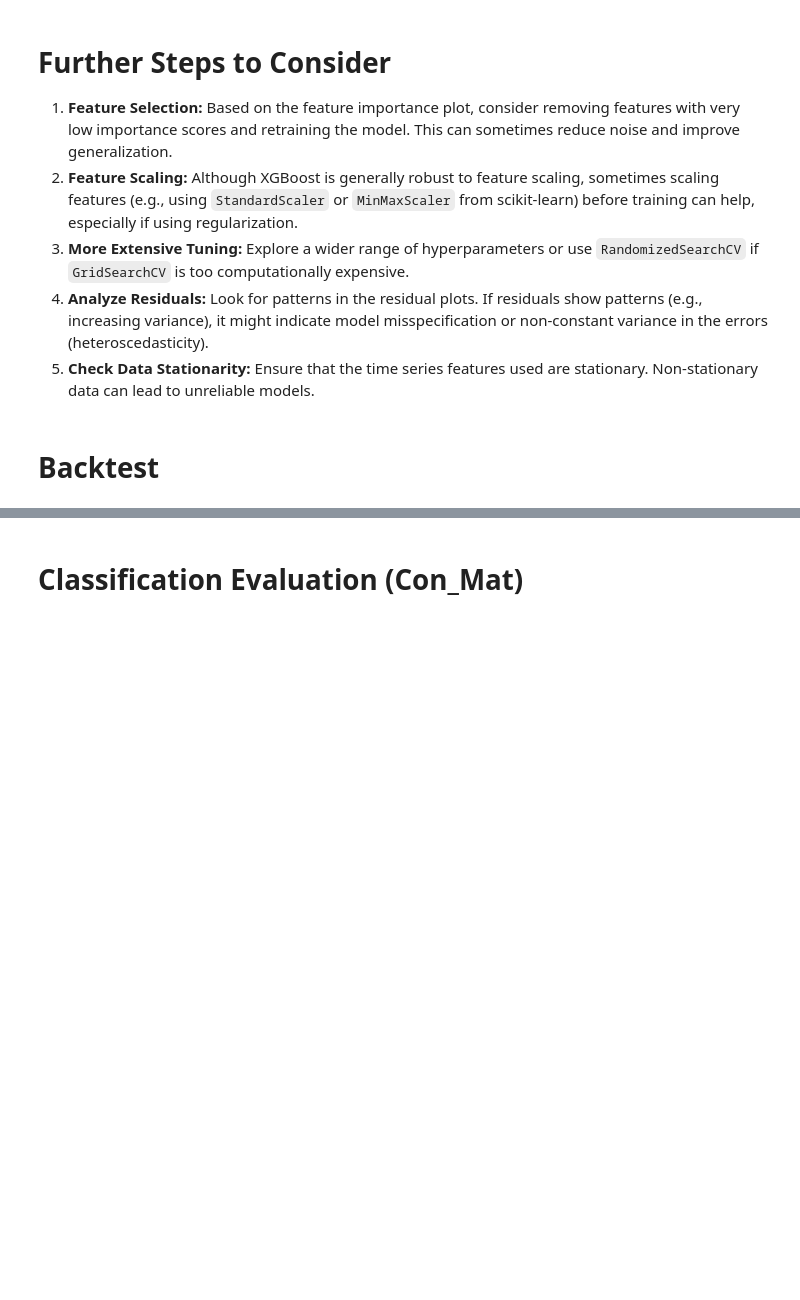
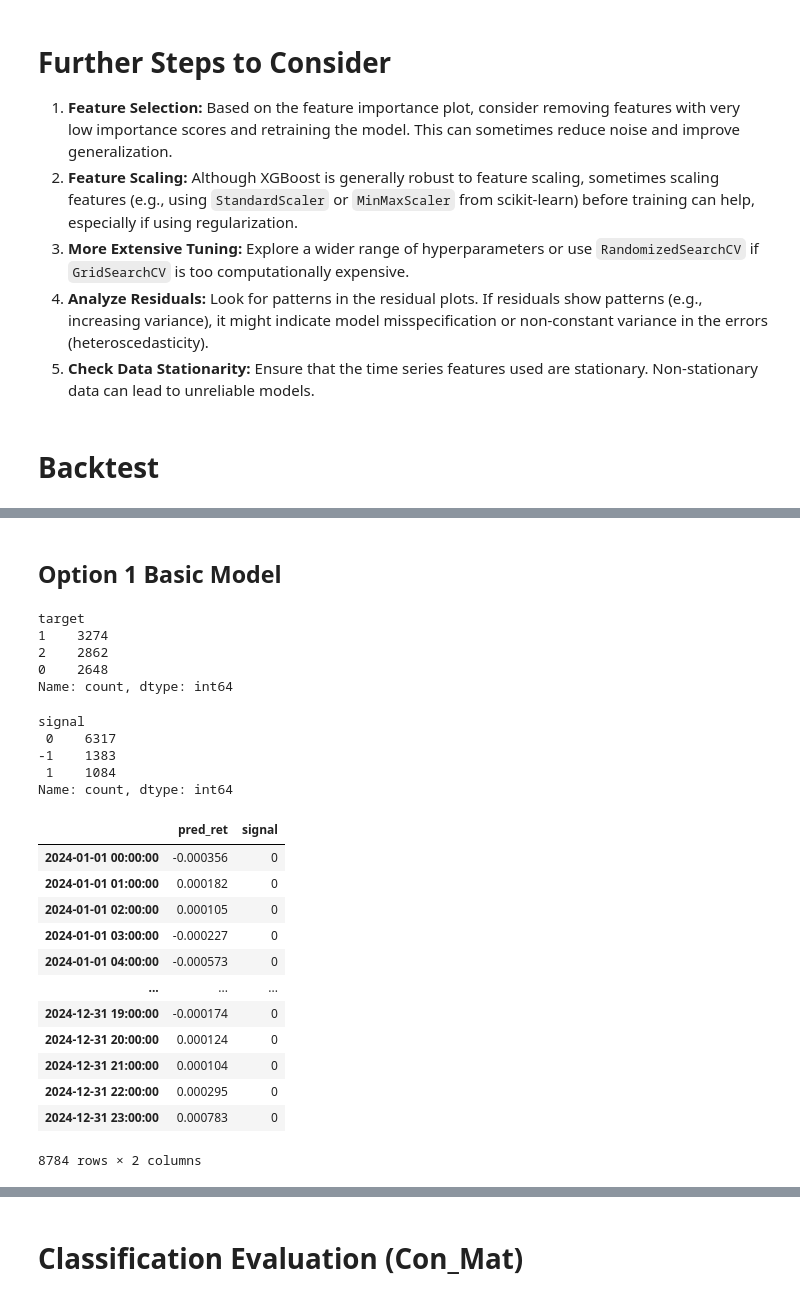
Before and after one commit to alvinku0/Bitcoin-Systematic-Strategies, a Jupyter notebook: modeling_backtesting/xgboost/xgboost_regressor_v1.ipynb, the cells around one changed output, grey strips where cells are left out. Cells and saved outputs as stored; diff of their text form; code cells hidden in the pictures; blank space fills up the shorter version.

```diff
--- a/modeling_backtesting/xgboost/xgboost_regressor_v1.ipynb
+++ b/modeling_backtesting/xgboost/xgboost_regressor_v1.ipynb
@@ -582,0 +494,45 @@ array([ 2.2372464e-04, -1.0996958e-04, -8.8926856e-05, ...,
+# %% [markdown]
+## Option 1 Basic Model
+# %%
+df[test_mask]['target'].value_counts()
+
+# 1 2862
+# -1 2648
+# 0 3274
+# %% [output]
+target
+1    3274
+2    2862
+0    2648
+Name: count, dtype: int64
+# %%
+val = 1
+
+signal = pd.DataFrame(y_pred_test, index=X_test.index, columns=['pred_ret'])
+signal['signal'] = np.where(signal['pred_ret']*val > 0.001, 1,
+                            np.where(signal['pred_ret']*val < -0.001, -1, 0))
+
+
+
+print(signal['signal'].value_counts())
+
+signal
+# %% [output]
+signal
+ 0    6317
+-1    1383
+ 1    1084
+Name: count, dtype: int64
+|  | pred_ret | signal |
+| 2024-01-01 00:00:00 | -0.000356 | 0 |
+| 2024-01-01 01:00:00 | 0.000182 | 0 |
+| 2024-01-01 02:00:00 | 0.000105 | 0 |
+| 2024-01-01 03:00:00 | -0.000227 | 0 |
+| 2024-01-01 04:00:00 | -0.000573 | 0 |
+| ... | ... | ... |
+| 2024-12-31 19:00:00 | -0.000174 | 0 |
+| 2024-12-31 20:00:00 | 0.000124 | 0 |
+| 2024-12-31 21:00:00 | 0.000104 | 0 |
+| 2024-12-31 22:00:00 | 0.000295 | 0 |
+| 2024-12-31 23:00:00 | 0.000783 | 0 |
+8784 rows × 2 columns
```
Also changed, not shown: parts of 19 cells of this notebook, 2 other files.
